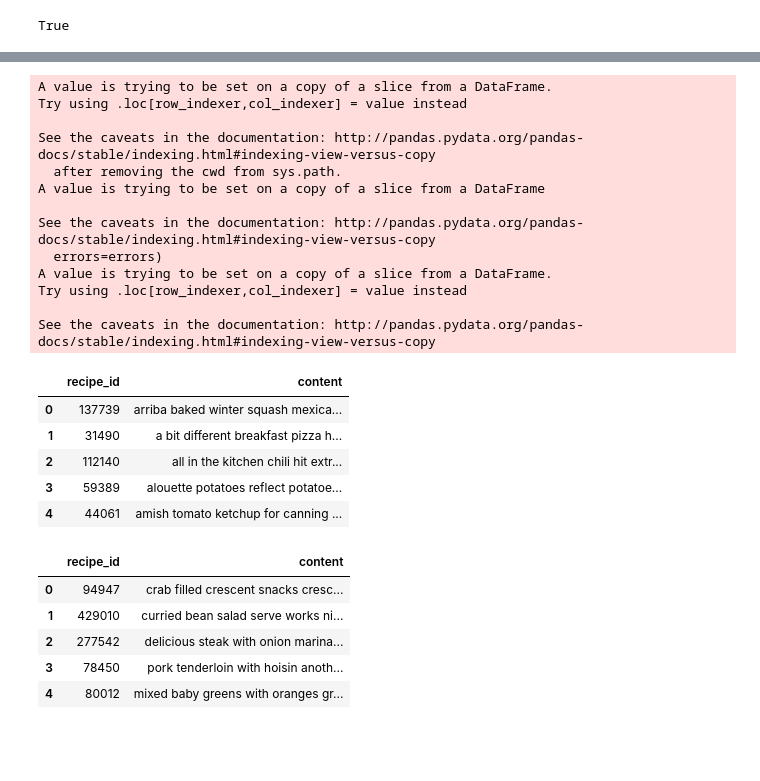
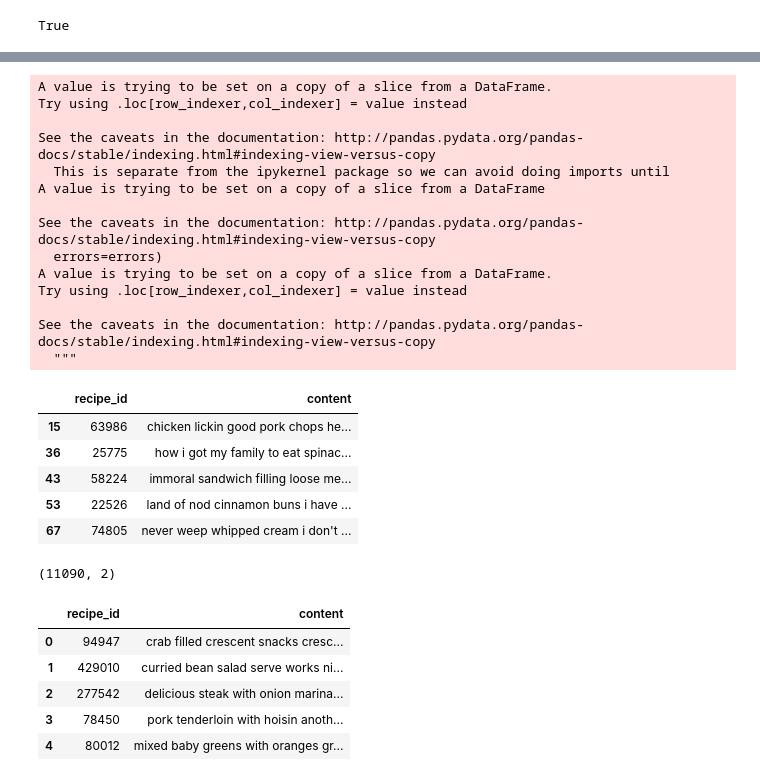
Before and after one commit to CaroHolt/WebMiningRecipeProject, a Jupyter notebook: code/Content Mining Overall.ipynb, the cells around one changed output, grey strips where cells are left out. Drawn from its saved outputs; the diff is of its cells as text; code cells hidden in the pictures; blank space fills up the shorter version.

```diff
--- a/code/Content Mining Overall.ipynb
+++ b/code/Content Mining Overall.ipynb
@@ -45,0 +145,7 @@ interactions_data.fillna("", inplace=True)
+# %%
+recipes_data = get_avg_recipe_rating(interactions_data, recipes_data)
+filter_byinteractions(15,8,recipes_data, older=True)
+filter_byinteractions(10,8,recipes_data, older=False)
+filter_byquality(recipes_data)
+remove_duplicates(recipes_data)
+recipes_data = generate_URL(recipes_data)
@@ -55,9 +181,9 @@ for index, row in recipes_data.iterrows():
     recipes_data.at[index, 'ingredients'] = ingredientlistString
 # %%
 # Extract keywords for free text features
-get_keywords(recipes_data, "steps", "steps_keywords")
-get_keywords(recipes_data, "description", "description_keywords")
-get_keywords(interactions_data, "review", "review_keywords")
+recipes_data = get_keywords(recipes_data, "steps", "steps_keywords")
+recipes_data = get_keywords(recipes_data, "description", "description_keywords")
+interactions_data = get_keywords(interactions_data, "review", "review_keywords")
 # %% [output]
 |  | user_id | recipe_id | date | rating | review_keywords |
 | 0 | 38094 | 40893 | 2003-02-17 | 4 | shake 15 minutes cayenne stove ad... |
@@ -204,8 +396,9 @@ def get_processed(data):
 
     return processed
 # %%
+#checking if all recipes are in interactions
 helper = pd.unique(interactions_data['recipe_id'])
-df_rfiltered = df_rmerged[df_rmerged.recipe_id.isin(helper)]
-print(df_rmerged.shape)
+df_rfiltered = recipes_data[recipes_data.recipe_id.isin(helper)]
+print(recipes_data.shape)
 df_rfiltered.shape
 # %% [output]
@@ -214,6 +407,5 @@ df_rfiltered.shape
 # %%
 def create_input (df, column_names):
-    length = len(column_names)
     df_content = df
     df_content['content'] = df.loc[:, (column_names)].apply(lambda texts: ' '.join(texts), axis=1)
     df_content.drop(columns = column_names, inplace = True)
@@ -243,31 +414,37 @@ df_rfiltered
 # %%
 #flatten steps data
-df_rfiltered.steps = df_rfiltered.loc[:, ('steps_keywords')].str.replace("\[", "").str.replace("'", "").str.replace("\]", "").str.replace(",","").copy()
+df_rfiltered.steps = df_rfiltered.loc[:, ('steps')].str.replace("\[", "").str.replace("'", "").str.replace("\]", "").str.replace(",","").copy()
 
 #create content df
-df_content = create_input(df_rfiltered[['recipe_id', 'name', 'description_keywords', 'steps_keywords']], ['name', 'description_keywords', 'steps_keywords'])
+df_rfiltered = create_input(df_rfiltered[['recipe_id', 'name', 'description', 'steps']], ['name', 'description', 'steps'])
 
-df_content.head()
+df_rfiltered.head()
 # %% [output]
 A value is trying to be set on a copy of a slice from a DataFrame.
 Try using .loc[row_indexer,col_indexer] = value instead
 
 See the caveats in the documentation: http://pandas.pydata.org/pandas-docs/stable/indexing.html#indexing-view-versus-copy
-  after removing the cwd from sys.path.
+  This is separate from the ipykernel package so we can avoid doing imports until
 A value is trying to be set on a copy of a slice from a DataFrame
 
 See the caveats in the documentation: http://pandas.pydata.org/pandas-docs/stable/indexing.html#indexing-view-versus-copy
   errors=errors)
 A value is trying to be set on a copy of a slice from a DataFrame.
 Try using .loc[row_indexer,col_indexer] = value instead
 
 See the caveats in the documentation: http://pandas.pydata.org/pandas-docs/stable/indexing.html#indexing-view-versus-copy
+  """
 |  | recipe_id | content |
-| 0 | 137739 | arriba baked winter squash mexica... |
-| 1 | 31490 | a bit different breakfast pizza h... |
-| 2 | 112140 | all in the kitchen chili hit extr... |
-| 3 | 59389 | alouette potatoes reflect potatoe... |
-| 4 | 44061 | amish tomato ketchup for canning ... |
+| 15 | 63986 | chicken lickin good pork chops he... |
+| 36 | 25775 | how i got my family to eat spinac... |
+| 43 | 58224 | immoral sandwich filling loose me... |
+| 53 | 22526 | land of nod cinnamon buns i have ... |
+| 67 | 74805 | never weep whipped cream i don't ... |
+# %%
+content_processed = get_processed(df_rfiltered)
+content_processed.shape
+# %% [output]
+(11090, 2)
 # %%
 # sample = df_content.sample(n=1000, replace=False, random_state=42)\
 #                  .reset_index()\
```
Also changed, not shown: parts of 70 cells of this notebook, 1 other file.
